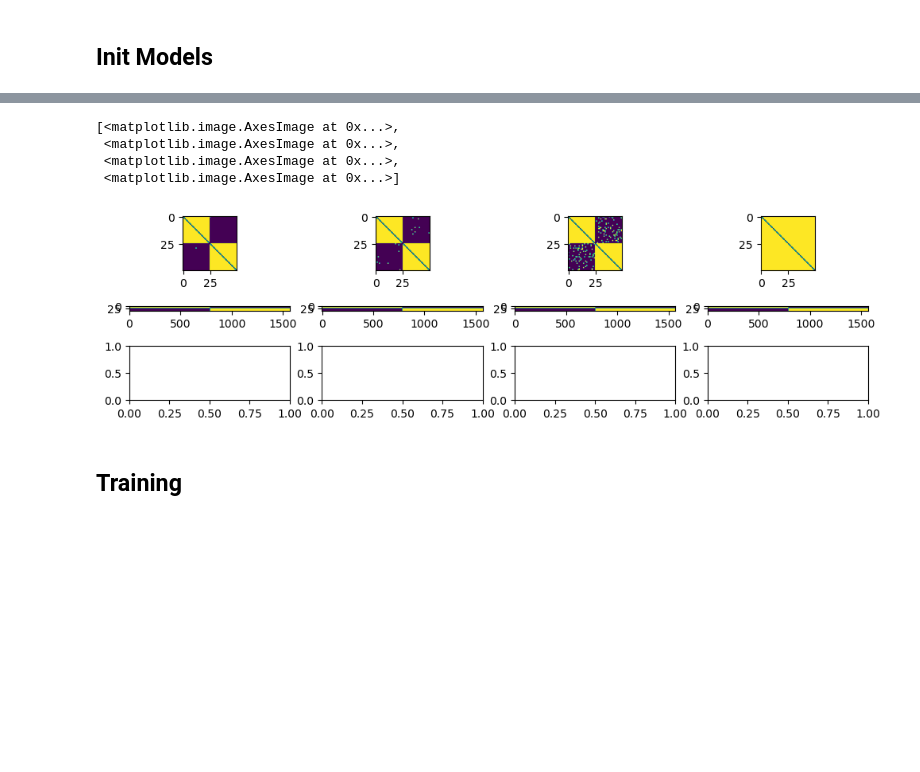
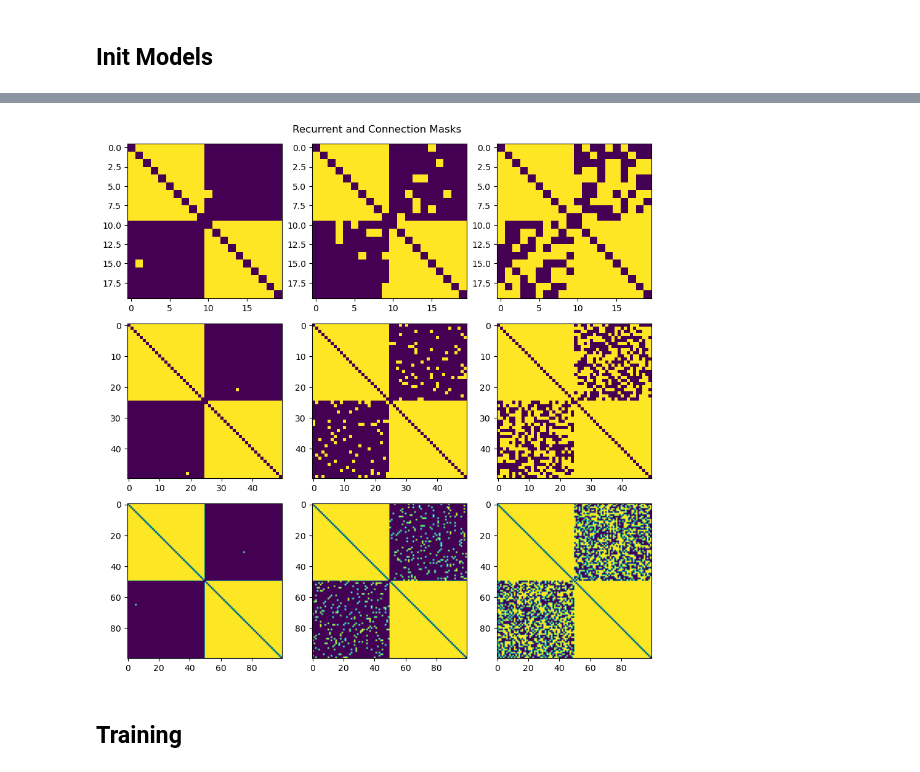
Before and after one commit to GabrielBena/specialization-dynamics, a Jupyter notebook: scripts/simple_code.ipynb, the cells around one changed output, grey strips where cells are left out. Cells and saved outputs as stored; diff of their text form; code cells hidden in the pictures; blank space fills up the shorter version.

```diff
--- a/scripts/simple_code.ipynb
+++ b/scripts/simple_code.ipynb
@@ -38,14 +39,13 @@ data_config = {
     "n_classes": n_classes,
     "n_classes_per_digit": n_classes_per_digit,
     "nb_steps": nb_steps,
-    "common_input": True,
     "cov_ratio": 1,
     "noise_ratio": 0.5,
     "random_start": False,
     # ------ Leave as is -------
     "data_size": None,
     "fix_asym": True,
-    "permute_dataset": False,
+    "permute_dataset": True,
     "split_classes": True,
     "seed": np.random.randint(100),
     # --------------------------
@@ -161,4 +168,21 @@ def get_all_v_params(varying_params, excluded_params={}):
         }
         for params in product(*varying_params.values())
     ]
+# %%
+# n_conns = np.geomspace(1, n_hidden**2, 4, dtype=int)
+
+n_hiddens = np.array([10, 25, 50])
+n_conns = [np.array([1, n**2 // 10, n**2 // 2]) for n in n_hiddens]
+n_tests = 1
+varying_params = [
+    [
+        [
+            {"sparsity": p, "hidden_size": n_h}
+            for p in np.unique(np.round(n_c / n_h**2, 4))
+        ]
+        for n_c, n_h in zip(n_conns, n_hiddens)
+    ]
+    for _ in range(n_tests)
+]
+all_varying_params = flatten_list(varying_params)
 # %%
@@ -185,24 +205,52 @@ optimizers = [
 ]
 # %%
 
-fig, axs = plt.subplots(3, len(configs[0]), figsize=(len(configs[0]) * 3, 3))
-if len(all_configs) == 1 :
+n1, n2 = int(np.sqrt(len(all_configs))), int(np.ceil(np.sqrt(len(all_configs))))
+if n1 * n2 < len(all_configs):
+    n2 += 1
+
+fig = plt.figure(figsize=(n2 * 3,  n1 * 3), constrained_layout=True)
+subfigs = fig.subfigures(1)
+
+subfigs.suptitle("Recurrent and Connection Masks")
+axs = subfigs.subplots(n1, n2)
+
+if len(all_configs) == 1:
     axs = np.array([axs]).T
-[
-    ax.imshow((model.masks["comms_mask"] + model.masks["rec_mask"]).cpu().numpy())
-    for model, ax in zip(models, axs[0])
-]
-[
-    ax.imshow((model.masks["input_mask"]).cpu().numpy())
-    for model, ax in zip(models, axs[1])
-]
+
+for ax, model in zip(axs.flatten(), models):
+    ax.imshow(
+        (
+            model.masks["comms_mask"][
+                : model.n_agents * model.agents_configs["hidden_size"]
+            ]
+            + model.masks["rec_mask"][
+                : model.n_agents * model.agents_configs["hidden_size"]
+            ]
+        )
+        .cpu()
+        .numpy(),
+        vmin=0,
+        vmax=1,
+    )
+
+if False :
+
+    subfigs[1].suptitle("Input Masks")
+    axs = subfigs[1].subplots(n1, n2)
+    if len(all_configs) == 1:
+        axs = np.array([axs]).T
+    for ax, model in zip(axs, models):
+        ax.imshow(
+            (model.masks["input_mask"]).cpu().numpy()[: n_agents * n_hidden, :],
+            aspect="auto",
+            vmin=0,
+            vmax=1,
+        )
+
 # [ax.imshow((model.masks['output_mask']).cpu().numpy()) for model, ax in zip(models, axs[2])];
 # %% [output]
-[<matplotlib.image.AxesImage at 0x...>,
- <matplotlib.image.AxesImage at 0x...>,
- <matplotlib.image.AxesImage at 0x...>,
- <matplotlib.image.AxesImage at 0x...>]
-[figure, old version]
+[figure, new version]
 # %% [markdown]
 ## Training
 # %%
```
Also changed, not shown: parts of 34 cells of this notebook, 8 other files.
